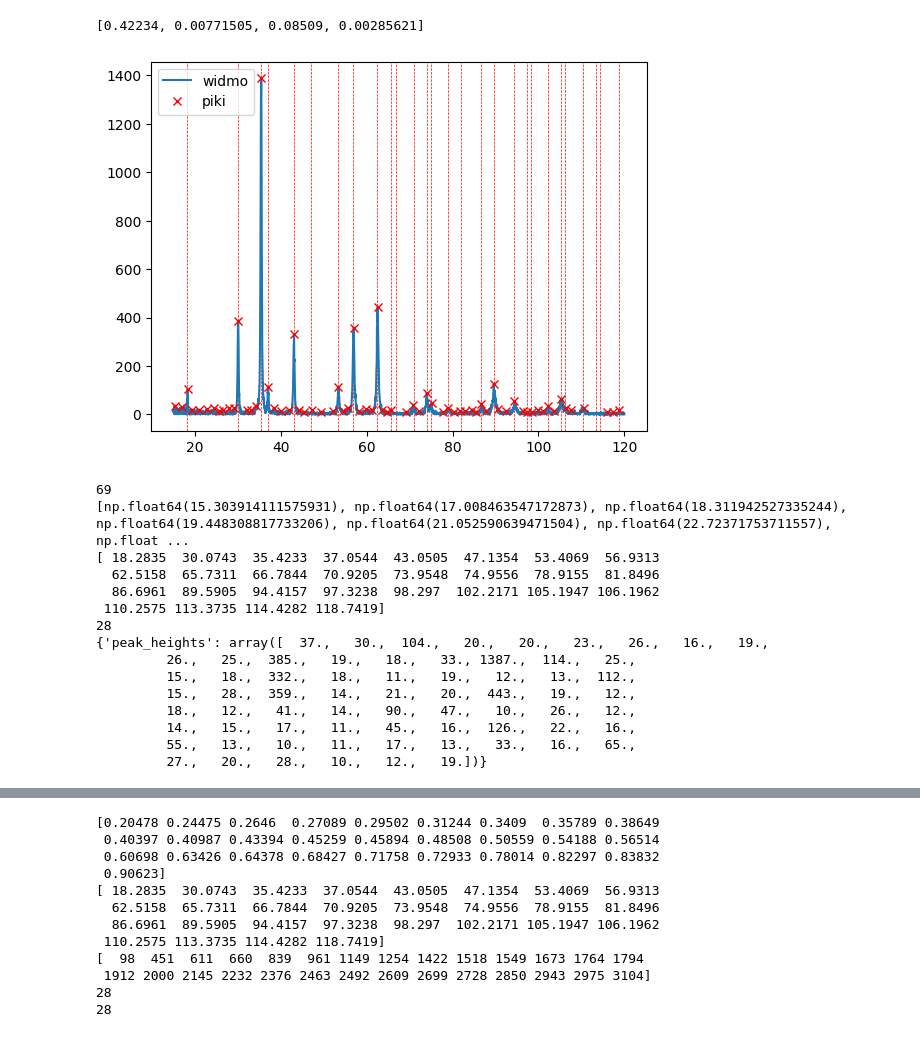
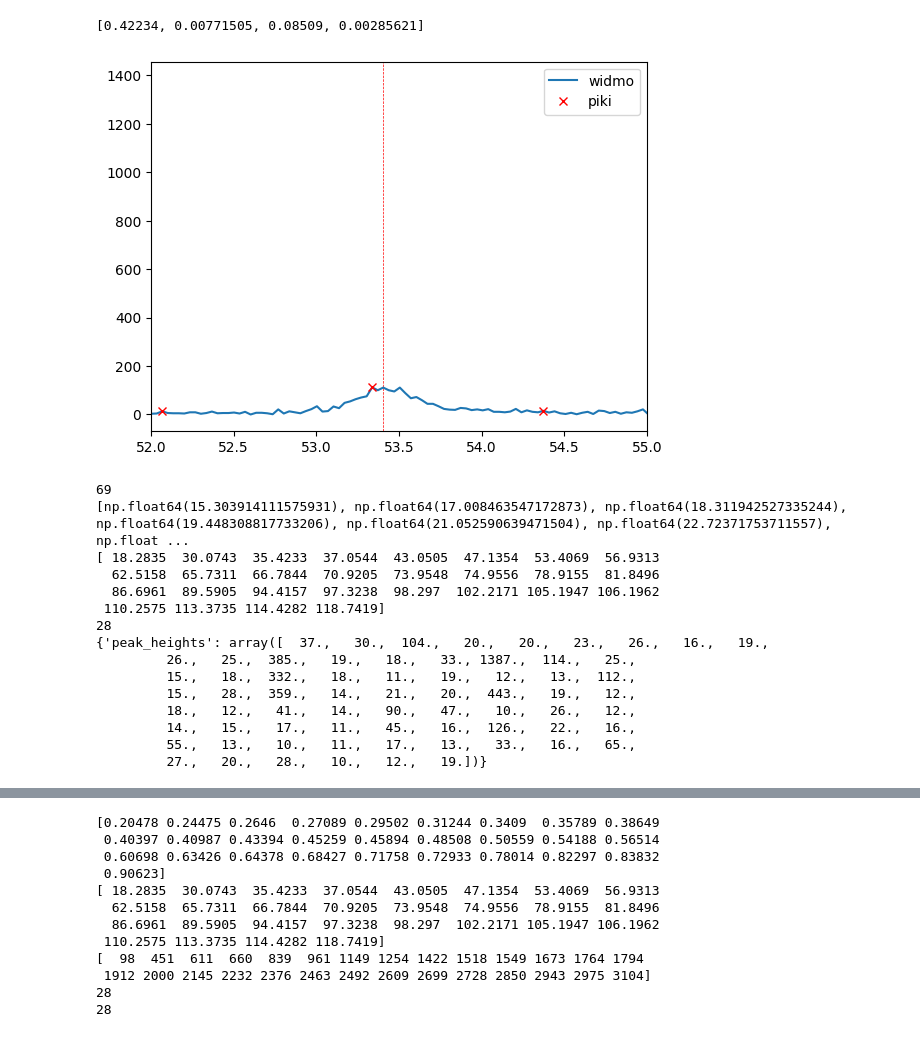
Before and after one commit to natkurdz/XRD-AI, a Jupyter notebook: testing_sample.ipynb, the cells around one changed output, grey strips where cells are left out. Drawn from its saved outputs; the diff is of its cells as text; code cells hidden in the pictures.

```diff
--- a/testing_sample.ipynb
+++ b/testing_sample.ipynb
@@ -84,29 +84,30 @@ print(f.xy_and_u_fitted)
 # %%
 # wykrywanie pików
 
 from scipy.signal import find_peaks
 peaks, dict = find_peaks(f.without_bac_counts, height=10, distance=30)
 
 for i in range(len(f.two_theta)):
         plt.axvline(f.two_theta[i], color='red', linestyle='--', linewidth=0.5)
 plt.plot(f.x, f.without_bac_counts, label='widmo')
 plt.plot(f.x[peaks], f.without_bac_counts[peaks], 'rx', label='piki')
+plt.xlim(52,55)
 plt.legend()
 plt.show()
 
 p,c=[],[]
 print(len(peaks))
 for i in peaks:
     p.append(f.x[i])
 print(p)
 print(f.two_theta)
 print(len(f.two_theta))
 print(dict)
 # for i in two_theta:
 #     c.append(f.without_bac_counts[])
 # print(c)
 # %% [output]
-[figure, old version]
+[figure, new version]
 69
 [np.float64(15.303914111575931), np.float64(17.008463547172873), np.float64(18.311942527335244), np.float64(19.448308817733206), np.float64(21.052590639471504), np.float64(22.72371753711557), np.float ...
 [ 18.2835  30.0743  35.4233  37.0544  43.0505  47.1354  53.4069  56.9313
```
Also changed, not shown: parts of 23 cells of this notebook.
